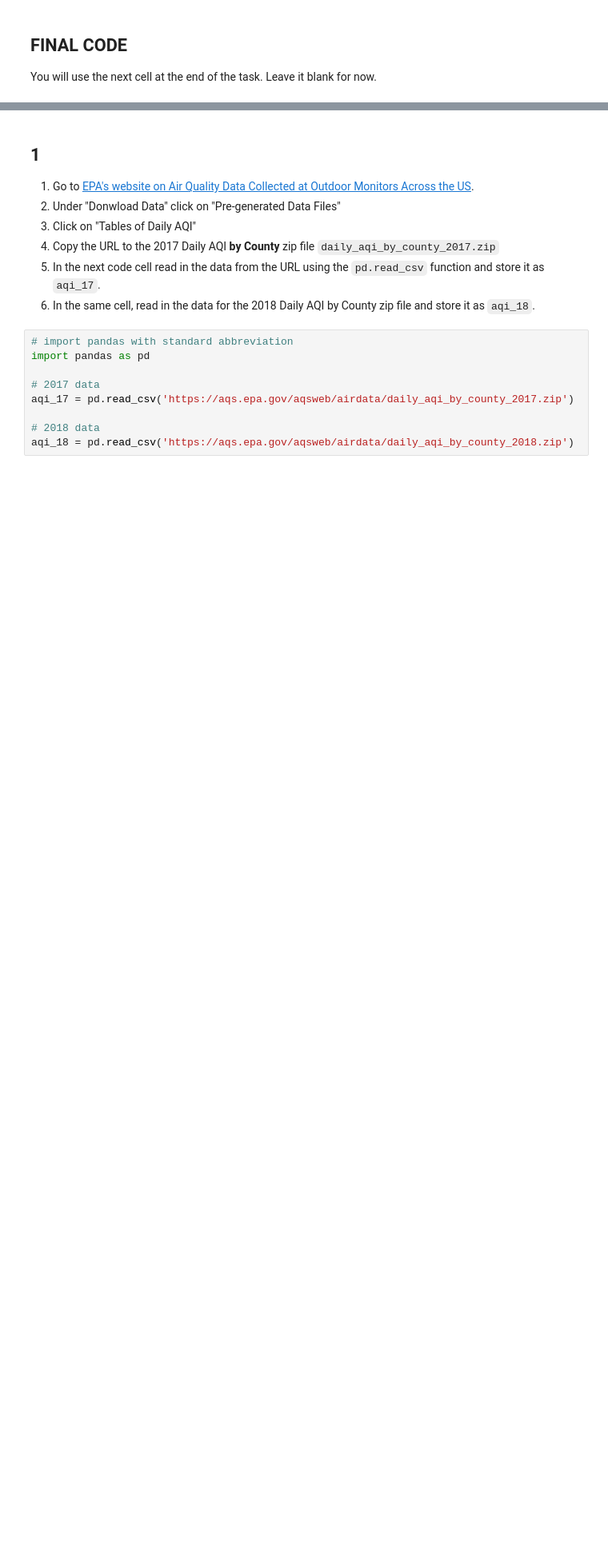
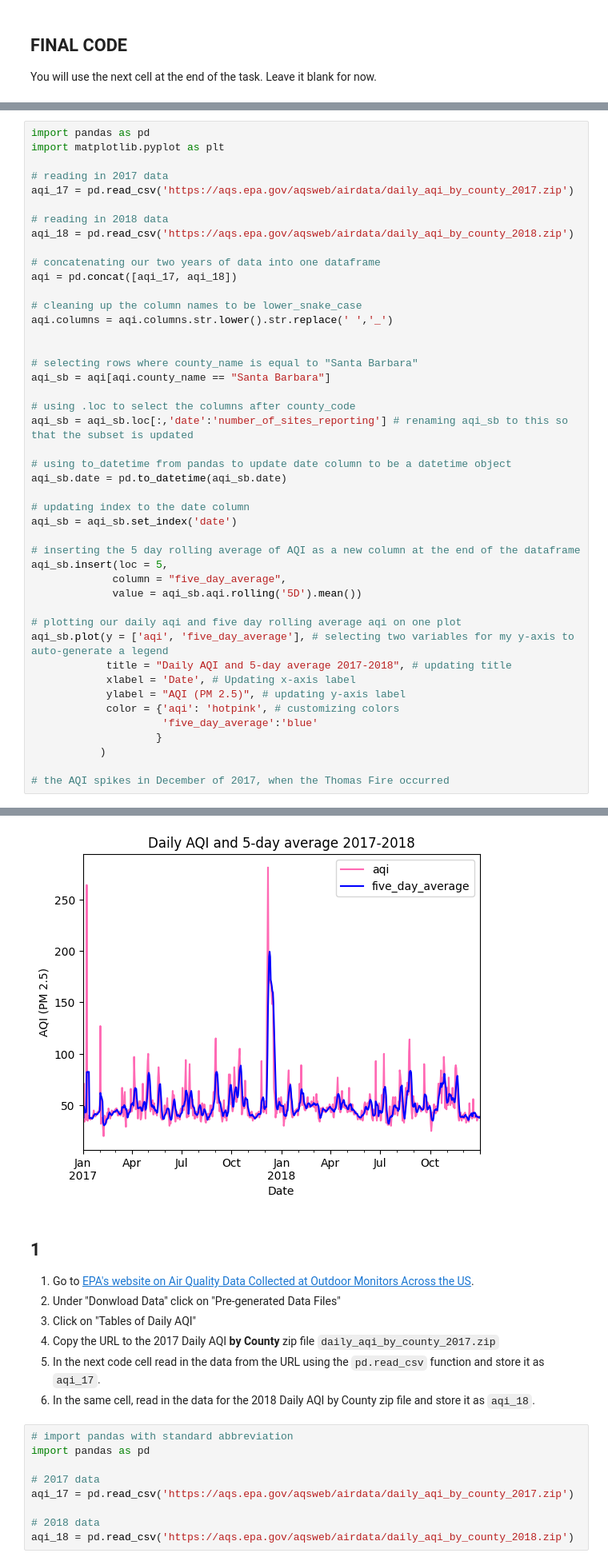
Before and after one commit to a-ramji/eds220-hwk-2, a Jupyter notebook: hwk2-task2-aqi.ipynb, the cells around one changed output, grey strips where cells are left out. Shown at 80% size. Saved outputs shown, nothing was run; the diff lists cells and outputs as text; blank space fills up the shorter version.

```diff
--- a/hwk2-task2-aqi.ipynb
+++ b/hwk2-task2-aqi.ipynb
@@ -24,0 +21,46 @@ You will use the next cell at the end of the task. Leave it blank for now.
+# %%
+import pandas as pd
+import matplotlib.pyplot as plt
+
+# reading in 2017 data
+aqi_17 = pd.read_csv('https://aqs.epa.gov/aqsweb/airdata/daily_aqi_by_county_2017.zip')
+
+# reading in 2018 data
+aqi_18 = pd.read_csv('https://aqs.epa.gov/aqsweb/airdata/daily_aqi_by_county_2018.zip')
+
+# concatenating our two years of data into one dataframe
+aqi = pd.concat([aqi_17, aqi_18])
+
+# cleaning up the column names to be lower_snake_case
+aqi.columns = aqi.columns.str.lower().str.replace(' ','_')
+
+
+# selecting rows where county_name is equal to "Santa Barbara"
+aqi_sb = aqi[aqi.county_name == "Santa Barbara"]
+
+# using .loc to select the columns after county_code
+aqi_sb = aqi_sb.loc[:,'date':'number_of_sites_reporting'] # renaming aqi_sb to this so that the subset is updated
+
+# using to_datetime from pandas to update date column to be a datetime object
+aqi_sb.date = pd.to_datetime(aqi_sb.date)
+
+# updating index to the date column
+aqi_sb = aqi_sb.set_index('date')
+
+# inserting the 5 day rolling average of AQI as a new column at the end of the dataframe
+aqi_sb.insert(loc = 5,
+             column = "five_day_average",
+             value = aqi_sb.aqi.rolling('5D').mean())
+
+# plotting our daily aqi and five day rolling average aqi on one plot
+aqi_sb.plot(y = ['aqi', 'five_day_average'], # selecting two variables for my y-axis to auto-generate a legend
+            title = "Daily AQI and 5-day average 2017-2018", # updating title
+            xlabel = 'Date', # Updating x-axis label
+            ylabel = "AQI (PM 2.5)", # updating y-axis label
+            color = {'aqi': 'hotpink', # customizing colors
+                     'five_day_average':'blue'
+                    }
+           )
+
+# the AQI spikes in December of 2017, when the Thomas Fire occurred
+# %% [output]
@@ -25,3 +68,4 @@ You will use the next cell at the end of the task. Leave it blank for now.
+[figure, added]
 # %% [markdown]
 ## 1
 
```
Also changed, not shown: parts of 10 cells of this notebook.
